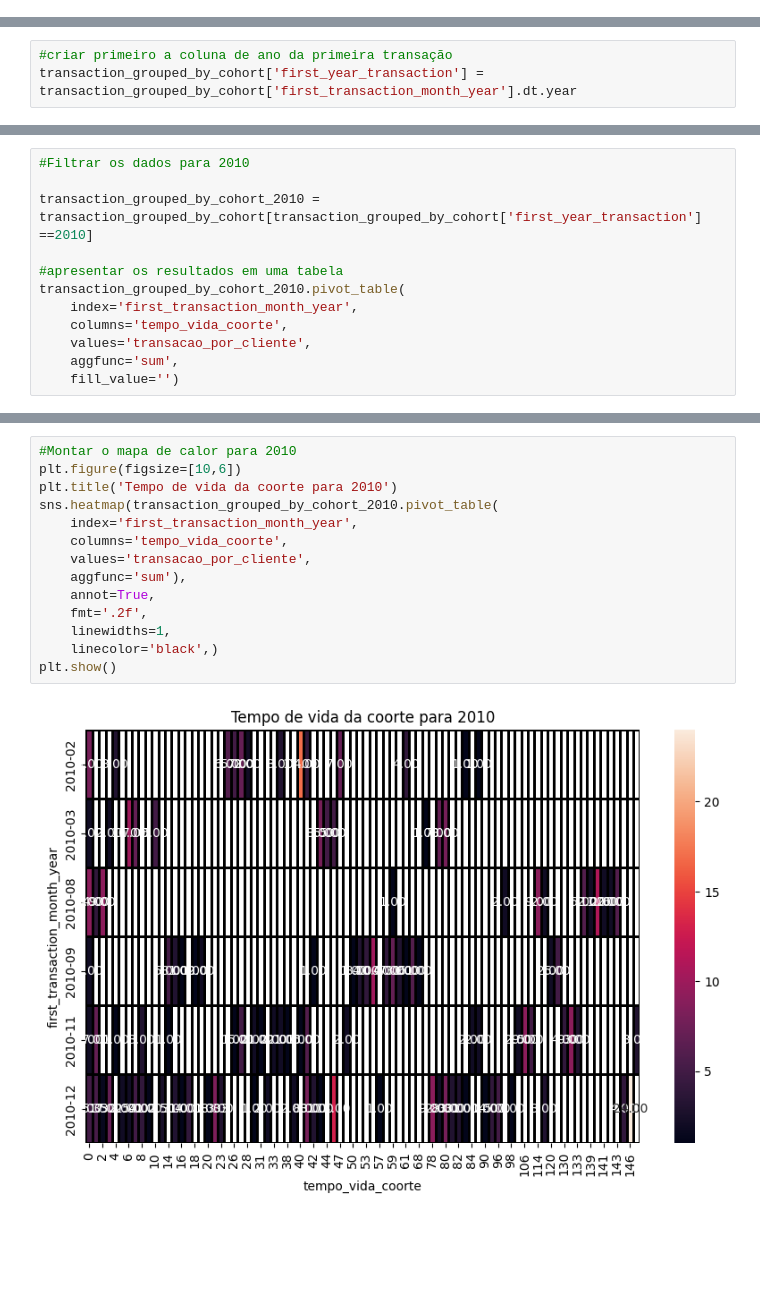
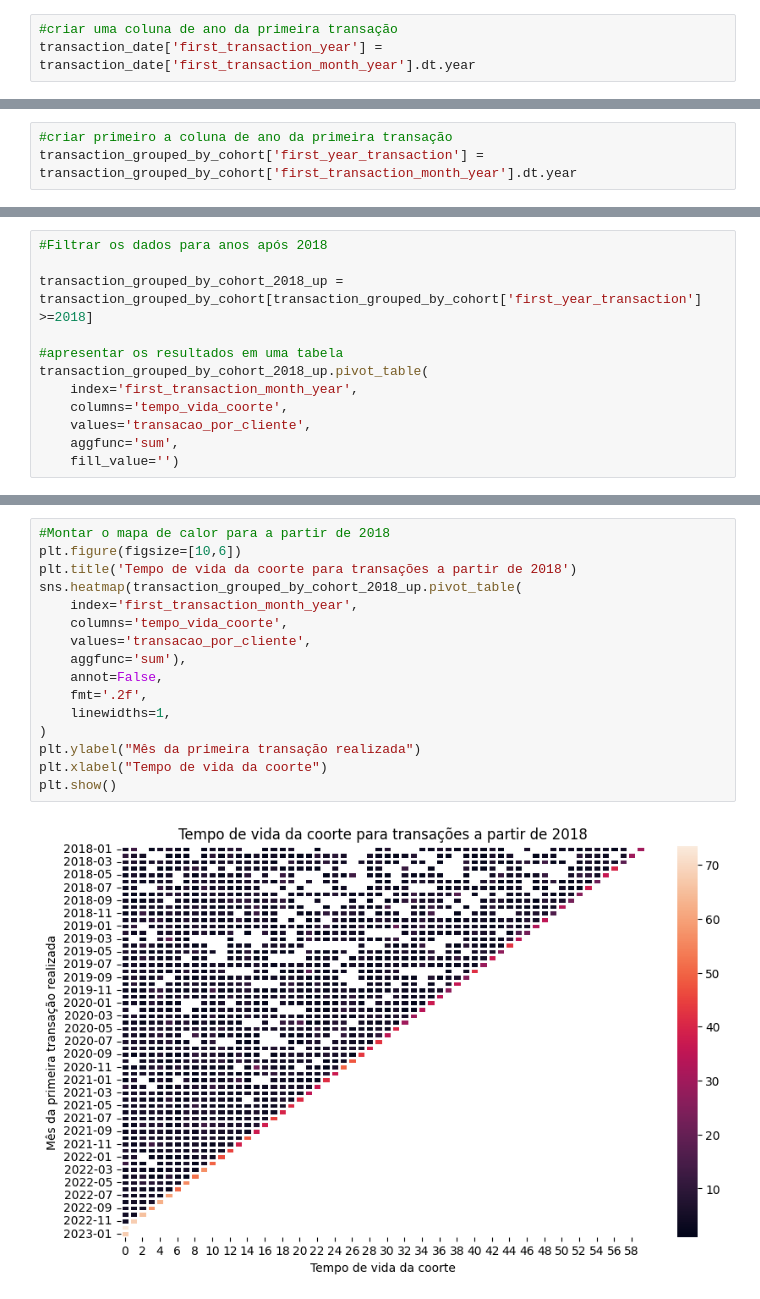
Before and after one commit to renanpan/Projeto_banco_KPI, a Jupyter notebook: lighthouse_DA_project.ipynb, the cells around one changed output, grey strips where cells are left out. Cells and saved outputs as stored; diff of their text form; blank space fills up the shorter version.

```diff
--- a/lighthouse_DA_project.ipynb
+++ b/lighthouse_DA_project.ipynb
@@ -972,0 +1030,3 @@ Conclusão
+# %%
+#criar uma coluna de ano da primeira transação
+transaction_date['first_transaction_year'] = transaction_date['first_transaction_month_year'].dt.year
@@ -1043,10 +1162,10 @@ transaction_grouped_by_cohort['first_year_transaction'] = transaction_grouped_by
 # %%
-#Filtrar os dados para 2010
+#Filtrar os dados para anos após 2018
 
-transaction_grouped_by_cohort_2010 = transaction_grouped_by_cohort[transaction_grouped_by_cohort['first_year_transaction'] ==2010]
+transaction_grouped_by_cohort_2018_up = transaction_grouped_by_cohort[transaction_grouped_by_cohort['first_year_transaction'] >=2018]
 
 #apresentar os resultados em uma tabela
-transaction_grouped_by_cohort_2010.pivot_table(
+transaction_grouped_by_cohort_2018_up.pivot_table(
     index='first_transaction_month_year',
     columns='tempo_vida_coorte',
     values='transacao_por_cliente',
@@ -1065,16 +1189,18 @@ transaction_grouped_by_cohort_2010.pivot_table(
 # %%
-#Montar o mapa de calor para 2010
+#Montar o mapa de calor para a partir de 2018
 plt.figure(figsize=[10,6])
-plt.title('Tempo de vida da coorte para 2010')
-sns.heatmap(transaction_grouped_by_cohort_2010.pivot_table(
+plt.title('Tempo de vida da coorte para transações a partir de 2018')
+sns.heatmap(transaction_grouped_by_cohort_2018_up.pivot_table(
     index='first_transaction_month_year',
     columns='tempo_vida_coorte',
     values='transacao_por_cliente',
     aggfunc='sum'),
-    annot=True,
+    annot=False,
     fmt='.2f',
     linewidths=1,
-    linecolor='black',)
+)
+plt.ylabel("Mês da primeira transação realizada")
+plt.xlabel("Tempo de vida da coorte")
 plt.show()
 # %% [output]
-[figure, old version]
+[figure, new version]
```
Also changed, not shown: parts of 27 cells of this notebook.
